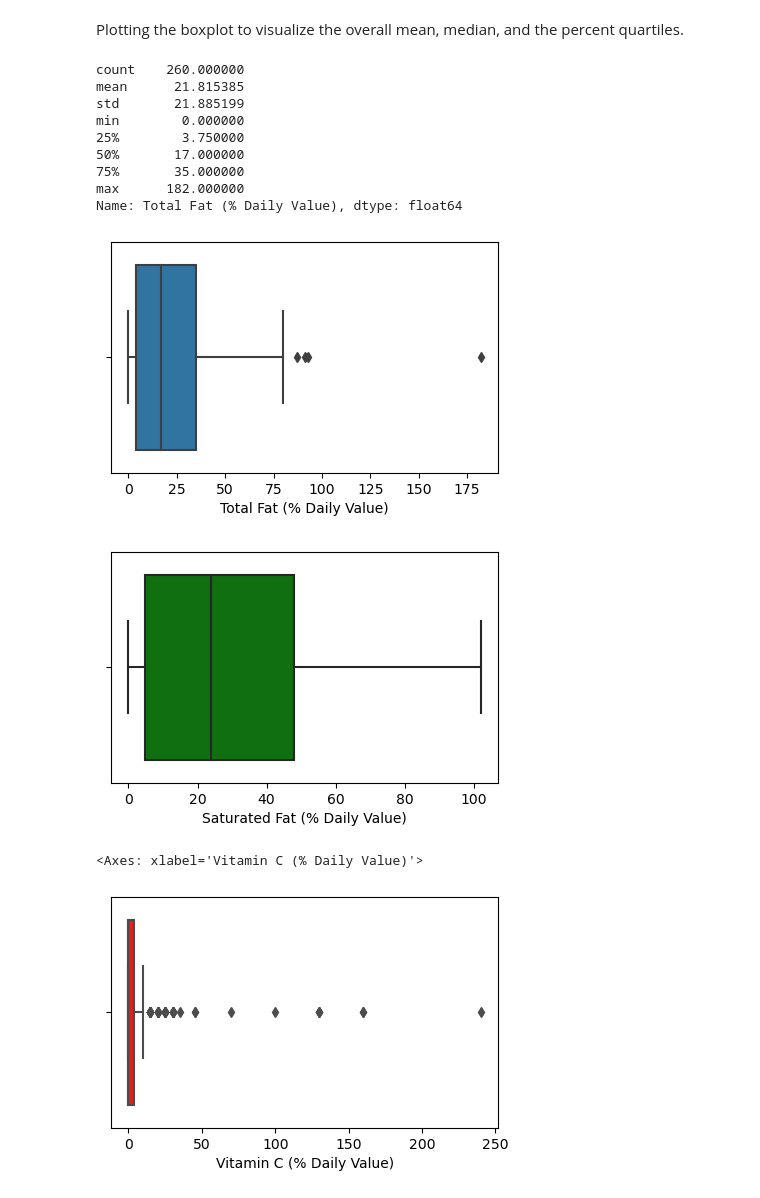
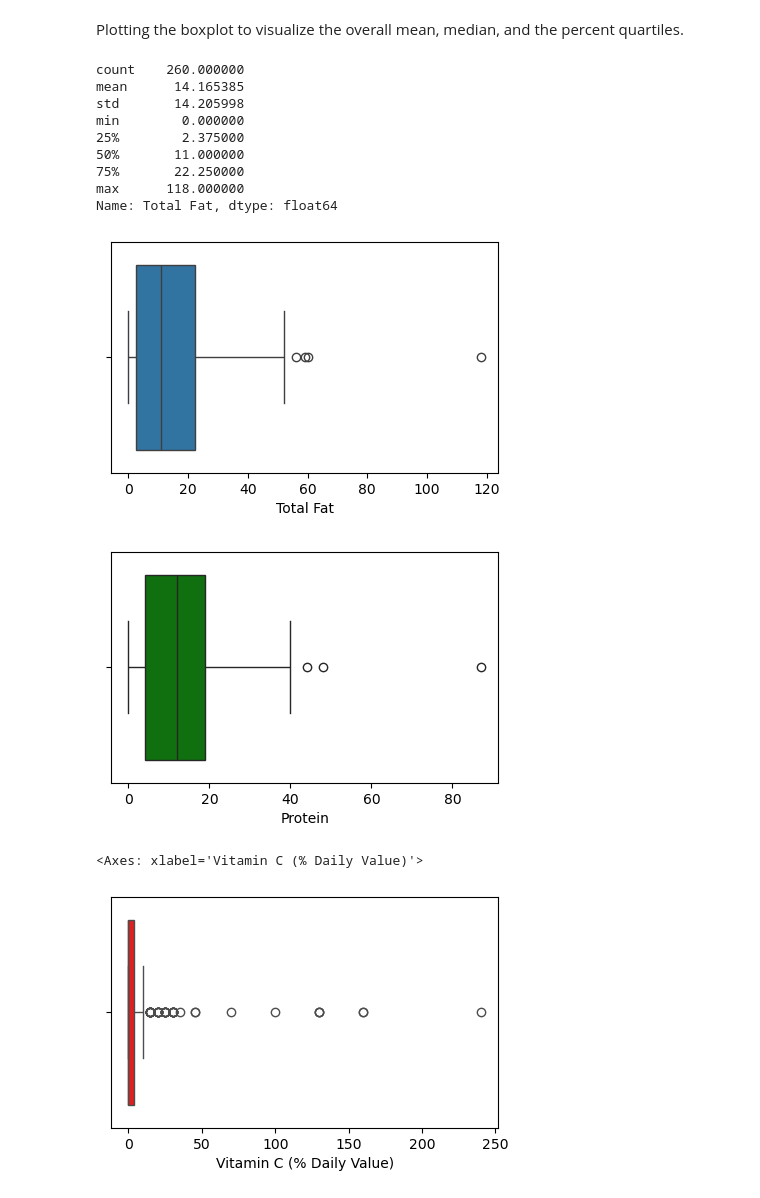
Before and after one commit to eemilycchen/A-Primer-On-ML-Models, a Jupyter notebook: linear_and_logistic_regression.ipynb, the cells around one changed output. Drawn from its saved outputs; the diff is of its cells as text; code cells hidden in the pictures.

```diff
--- a/linear_and_logistic_regression.ipynb
+++ b/linear_and_logistic_regression.ipynb
@@ -71,30 +172,30 @@ plt.show()
 # %% [markdown]
 Plotting the boxplot to visualize the overall mean, median, and the percent quartiles.
 # %%
-mcdonald_numeric['Total Fat (% Daily Value)'].describe()
+mcdonald_numeric['Total Fat'].describe()
 # %% [output]
 count    260.000000
-mean      21.815385
-std       21.885199
+mean      14.165385
+std       14.205998
 min        0.000000
-25%        3.750000
-50%       17.000000
-75%       35.000000
-max      182.000000
-Name: Total Fat (% Daily Value), dtype: float64
+25%        2.375000
+50%       11.000000
+75%       22.250000
+max      118.000000
+Name: Total Fat, dtype: float64
 # %%
 plt.rcParams['figure.figsize'] = (5,3)
 
-sns.boxplot(x=mcdonald_numeric['Total Fat (% Daily Value)'])
+sns.boxplot(x=mcdonald_numeric['Total Fat'])
 plt.show()
 
 
-sns.boxplot(x=mcdonald_numeric['Saturated Fat (% Daily Value)'], color='green')
+sns.boxplot(x=mcdonald_numeric['Protein'], color='green')
 plt.show()
 
 sns.boxplot(x=mcdonald_numeric['Vitamin C (% Daily Value)'],color='red')
 # %% [output]
-[figure, old version]
+[figure, new version]
-[figure, old version]
+[figure, new version]
 <Axes: xlabel='Vitamin C (% Daily Value)'>
-[figure, old version]
+[figure, new version]
```
Also changed, not shown: parts of 34 cells of this notebook.
